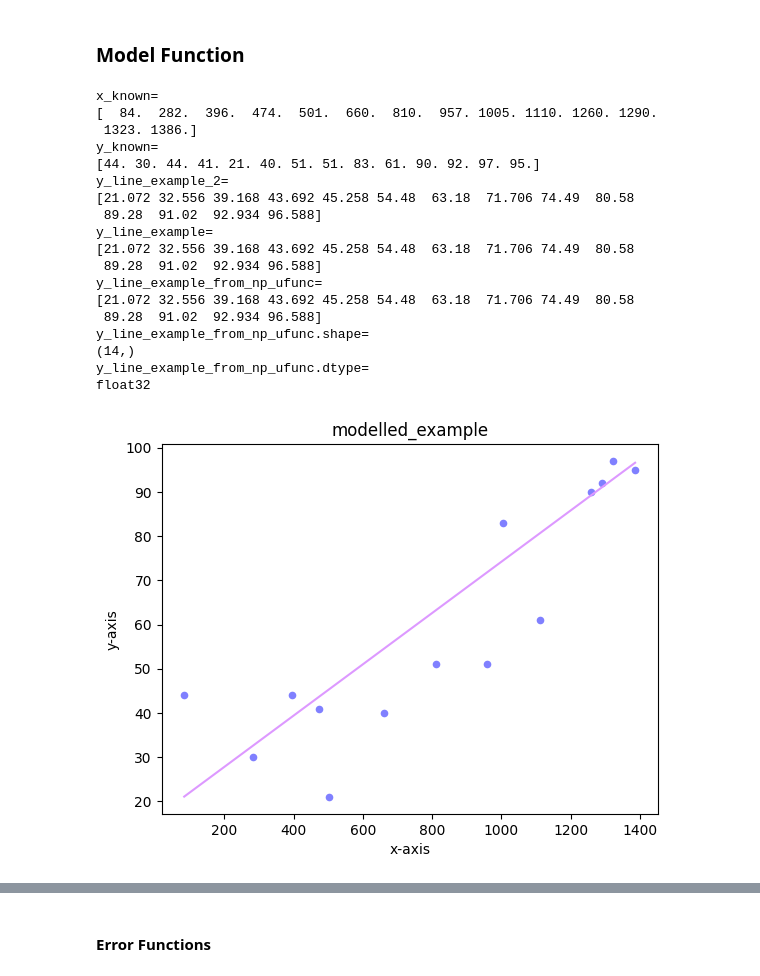
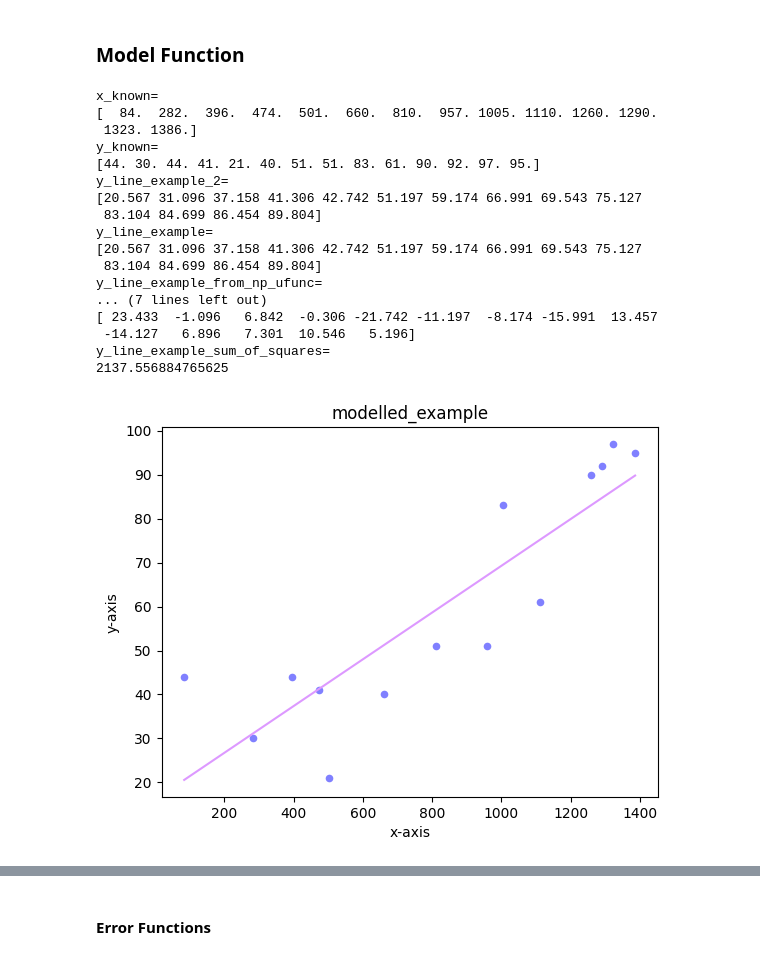
Before and after one commit to aisven/fullstack-ml-academy-homework, a Jupyter notebook: notepads/07-Gradientenverfahren/07-Gradientenverfahren.ipynb, the cells around one changed output, grey strips where cells are left out. Saved outputs shown, nothing was run; the diff lists cells and outputs as text; code cells hidden in the pictures.

```diff
--- a/notepads/07-Gradientenverfahren/07-Gradientenverfahren.ipynb
+++ b/notepads/07-Gradientenverfahren/07-Gradientenverfahren.ipynb
@@ -346,23 +346,23 @@ print(f"x_known=\n{x_known}")
 print(f"y_known=\n{y_known}")
 
 # our more carefully chosen examples for w and b as plain python floats
-w1_scalar = .058
-assert np.isscalar(w1_scalar)
-b_scalar = 16.2
-assert np.isscalar(b_scalar)
+w1_guess = 0.0531776
+assert np.isscalar(w1_guess)
+b_guess = 16.1
+assert np.isscalar(b_guess)
 
 # try out the numpy version with our known x values
-y_line_example_2 = f(w1_scalar, x_known, b_scalar)
+y_line_example_2 = f(w1_guess, x_known, b_guess)
 assert y_line_example_2.shape == y_known.shape
 assert y_line_example_2.dtype == 'float32'
 assert not np.isscalar(y_line_example_2)
 print(f"y_line_example_2=\n{np.round(y_line_example_2, 3)}")
 
 # our more carefully chosen examples for w and b as numpy arrays
-w1_np = np.asarray([w1_scalar], dtype='float32')
+w1_np = np.asarray([w1_guess], dtype='float32')
 assert w1_np.shape == (1,)
 assert not np.isscalar(w1_np)
-b_np = np.asarray([b_scalar], dtype='float32')
+b_np = np.asarray([b_guess], dtype='float32')
 assert b_np.shape == (1,)
 assert not np.isscalar(b_np)
 
@@ -374,44 +374,50 @@ assert not np.isscalar(y_line_example)
 print(f"y_line_example=\n{np.round(y_line_example, 3)}")
 
 # check if it also works if we provide the one weight and the bias as numpy arrays
 y_line_example_from_np_ufunc = f_np_ufunc(w1_np, x_known, b_np).astype('float32')
 assert y_line_example_from_np_ufunc.shape == y_known.shape
 print(f"y_line_example_from_np_ufunc=\n{y_line_example_from_np_ufunc}")
 print(f"y_line_example_from_np_ufunc.shape=\n{y_line_example_from_np_ufunc.shape}")
 print(f"y_line_example_from_np_ufunc.dtype=\n{y_line_example_from_np_ufunc.dtype}")
 
 # the values in the last two result arrays should equal
 assert (y_line_example == y_line_example_2).all()
 #assert (y_line_example == y_line_example_from_np_ufunc).all()
 
+# compute the diff to the known values
+y_line_example_diff = y_known - y_line_example
+print(f"y_line_example_diff=\n{np.round(y_line_example_diff, 3)}")
+
+y_line_example_sum_of_squares = (y_line_example_diff ** 2).sum()
+print(f"y_line_example_sum_of_squares=\n{np.round(y_line_example_sum_of_squares, 3)}")
+
 # just a plain line plot of the model function regarding a try out with normalized data
 plt.figure(dpi=100)
 plt.plot(x_known,y_known,linestyle='',marker='.',markersize=11.,markerfacecolor='#8080ff',markeredgewidth=.0)
 plt.plot(x_known,y_line_example,color='#dd99ff')
 plt.title('modelled_example')
 plt.xlabel('x-axis')
 plt.ylabel('y-axis')
 plt.show()
 # %% [output]
 x_known=
 [  84.  282.  396.  474.  501.  660.  810.  957. 1005. 1110. 1260. 1290.
  1323. 1386.]
 y_known=
 [44. 30. 44. 41. 21. 40. 51. 51. 83. 61. 90. 92. 97. 95.]
 y_line_example_2=
-[21.072 32.556 39.168 43.692 45.258 54.48  63.18  71.706 74.49  80.58
- 89.28  91.02  92.934 96.588]
+[20.567 31.096 37.158 41.306 42.742 51.197 59.174 66.991 69.543 75.127
+ 83.104 84.699 86.454 89.804]
 y_line_example=
-[21.072 32.556 39.168 43.692 45.258 54.48  63.18  71.706 74.49  80.58
- 89.28  91.02  92.934 96.588]
+[20.567 31.096 37.158 41.306 42.742 51.197 59.174 66.991 69.543 75.127
+ 83.104 84.699 86.454 89.804]
 y_line_example_from_np_ufunc=
-[21.072 32.556 39.168 43.692 45.258 54.48  63.18  71.706 74.49  80.58
- 89.28  91.02  92.934 96.588]
-y_line_example_from_np_ufunc.shape=
-(14,)
-y_line_example_from_np_ufunc.dtype=
-float32
+... (7 lines left out)
+[ 23.433  -1.096   6.842  -0.306 -21.742 -11.197  -8.174 -15.991  13.457
+ -14.127   6.896   7.301  10.546   5.196]
+y_line_example_sum_of_squares=
+2137.556884765625
-[figure, old version]
+[figure, new version]
 # %%
 # in this code block we just try out the model function again this time with the normalized data
 
```
Also changed, not shown: parts of 14 cells of this notebook.
